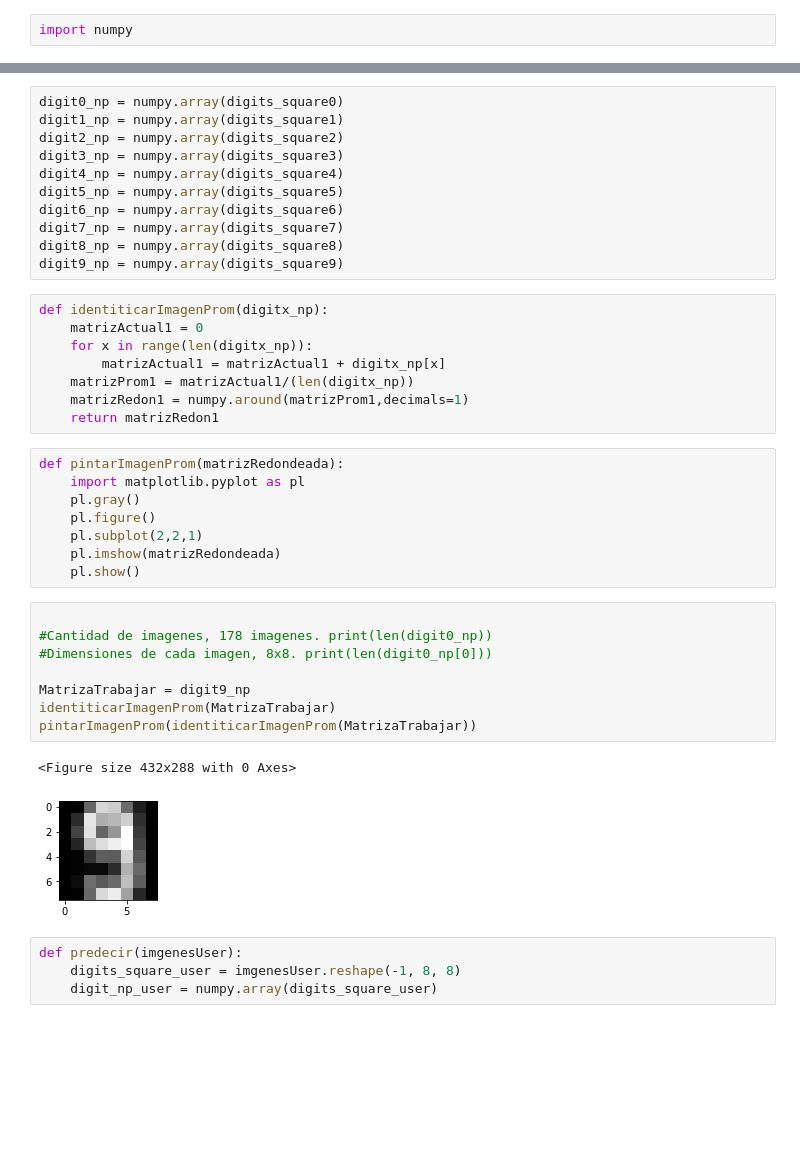
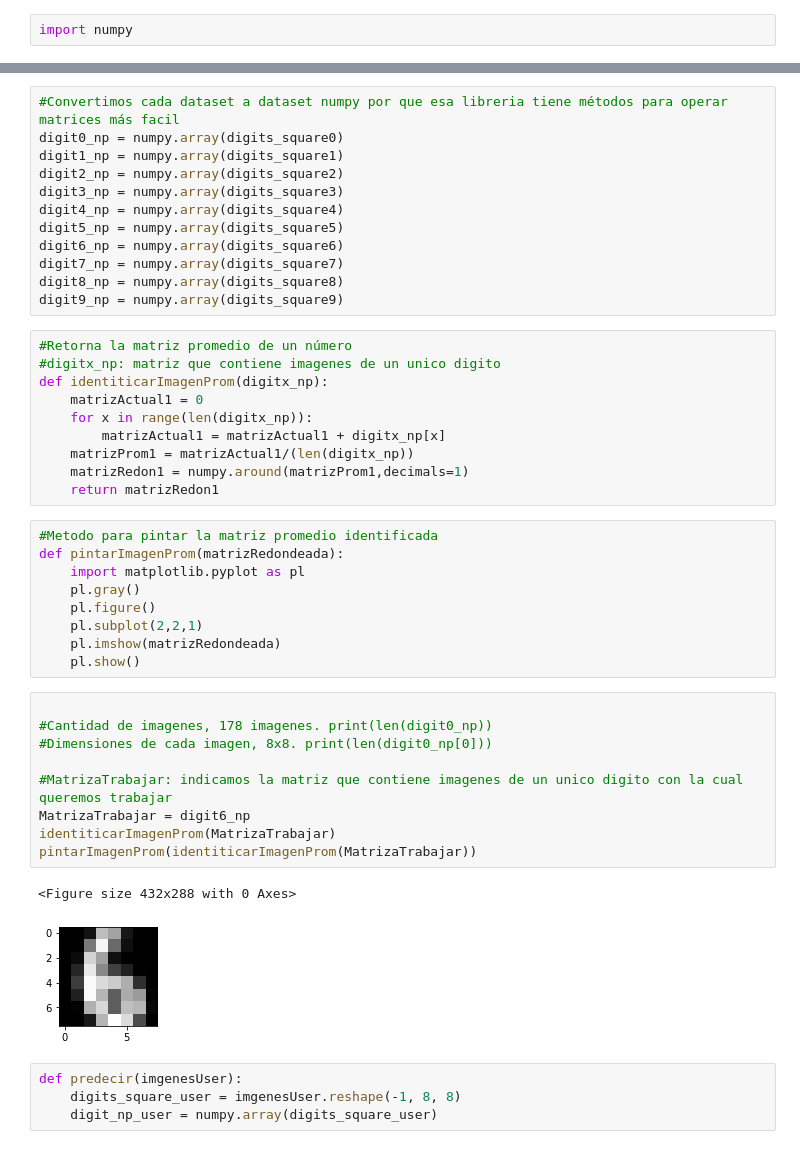
Before and after one commit to JuanManu59/ai-class-lab, a Jupyter notebook: 02-scipy/mnist.ipynb, the cells around one changed output, grey strips where cells are left out. Drawn from its saved outputs; the diff is of its cells as text; blank space fills up the shorter version.

```diff
--- a/02-scipy/mnist.ipynb
+++ b/02-scipy/mnist.ipynb
@@ -224,4 +229,5 @@ print(digits_square0[:2,])
 # %%
+#Convertimos cada dataset a dataset numpy por que esa libreria tiene métodos para operar matrices más facil
 digit0_np = numpy.array(digits_square0)
 digit1_np = numpy.array(digits_square1)
 digit2_np = numpy.array(digits_square2)
@@ -233,6 +239,8 @@ digit7_np = numpy.array(digits_square7)
 digit8_np = numpy.array(digits_square8)
 digit9_np = numpy.array(digits_square9)
 # %%
+#Retorna la matriz promedio de un número
+#digitx_np: matriz que contiene imagenes de un unico digito
 def identiticarImagenProm(digitx_np):
     matrizActual1 = 0
     for x in range(len(digitx_np)):
@@ -241,6 +249,7 @@ def identiticarImagenProm(digitx_np):
     matrizRedon1 = numpy.around(matrizProm1,decimals=1)
     return matrizRedon1
 # %%
+#Metodo para pintar la matriz promedio identificada
 def pintarImagenProm(matrizRedondeada):
     import matplotlib.pyplot as pl
     pl.gray()
@@ -251,14 +260,15 @@ def pintarImagenProm(matrizRedondeada):
 # %%
 
 #Cantidad de imagenes, 178 imagenes. print(len(digit0_np))
 #Dimensiones de cada imagen, 8x8. print(len(digit0_np[0]))
 
-MatrizaTrabajar = digit9_np
+#MatrizaTrabajar: indicamos la matriz que contiene imagenes de un unico digito con la cual queremos trabajar
+MatrizaTrabajar = digit6_np
 identiticarImagenProm(MatrizaTrabajar)
 pintarImagenProm(identiticarImagenProm(MatrizaTrabajar))
 # %% [output]
 <Figure size 432x288 with 0 Axes>
-[figure, old version]
+[figure, new version]
 # %%
 def predecir(imgenesUser):
     digits_square_user = imgenesUser.reshape(-1, 8, 8)
```
Also changed, not shown: parts of 10 cells of this notebook.
